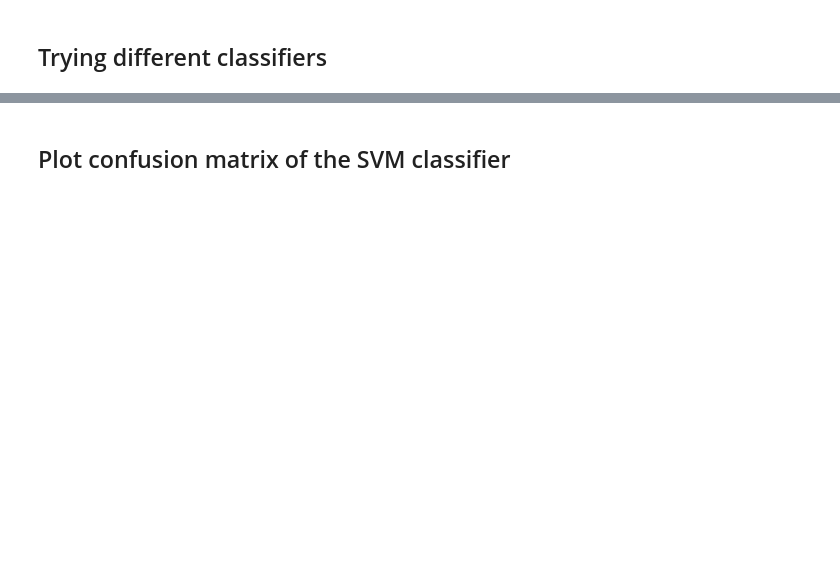
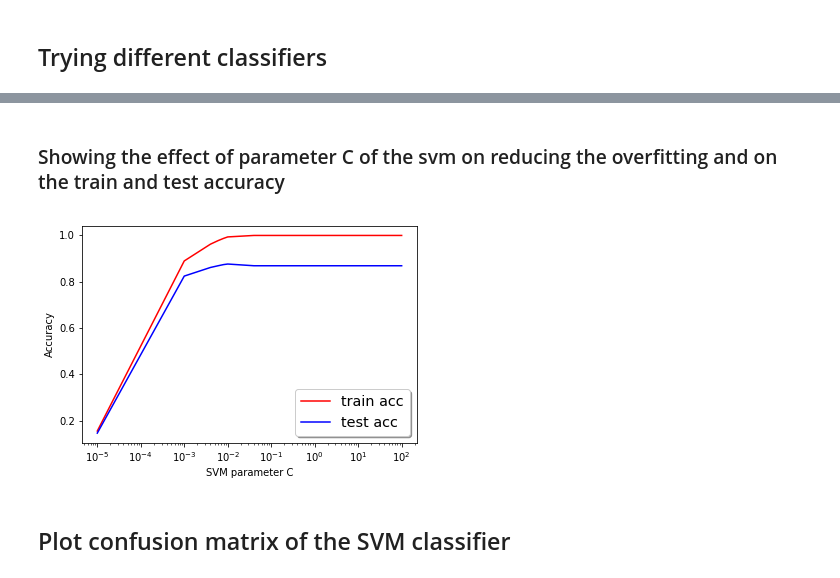
Before and after one commit to Sergigb/mlcv-project1, a Jupyter notebook: BagofVisualWords.ipynb, the cells around one changed output, grey strips where cells are left out. Cells and saved outputs as stored; diff of their text form; code cells hidden in the pictures; blank space fills up the shorter version.

```diff
--- a/BagofVisualWords.ipynb
+++ b/BagofVisualWords.ipynb
@@ -231,0 +226,16 @@ print(accuracy)
+# %%
+train_accs = []
+test_accs  = []
+C_values   = [100,10,1,0.1,0.08,0.06,0.04,0.01,0.008,0.006,0.004,0.001,0.00001]
+
+for c in C_values:
+    clf = svm.SVC(kernel=svm_kernel, C = c)
+    clf.fit(visual_words_train, train_labels)
+    train_acc = accuracy_score( clf.predict(visual_words_train) , train_labels, normalize=True)
+    test_acc  = accuracy_score( clf.predict(visual_words_test)  , test_labels, normalize=True)
+    train_accs.append(train_acc)
+    test_accs.append(test_acc)
+    print(train_acc, test_acc)
+
+print(train_accs)
+print(test_accs)
@@ -231,0 +258,17 @@ print(accuracy)
+# %% [markdown]
+### Showing the effect of parameter C of the svm on reducing the overfitting and on the train and test accuracy
+# %%
+# precalculated in the previous section
+train_accs = [0.9994683678894205, 0.9994683678894205, 0.9994683678894205, 0.9994683678894205, 0.9994683678894205, 0.9994683678894205, 0.9994683678894205, 0.9930887825624668, 0.986709197235513, 0.9771398192450824, 0.9617224880382775, 0.8894205209994683, 0.15523657628920787]
+test_accs  = [0.8686493184634448, 0.8686493184634448, 0.8686493184634448, 0.8686493184634448, 0.8686493184634448, 0.8686493184634448, 0.8686493184634448, 0.8760842627013631, 0.8736059479553904, 0.8686493184634448, 0.8612143742255266, 0.8240396530359355, 0.14622057001239158]
+
+plt.plot(C_values, train_accs, 'r', label = 'train acc')
+plt.plot(C_values, test_accs,  'b', label = 'test acc')
+plt.xlabel('SVM parameter C');  plt.ylabel('Accuracy');
+plt.xscale('log')
+
+legend = plt.legend(loc='lower right', shadow=True, fontsize='x-large')
+
+plt.show()
+# %% [output]
+[figure, added]
```
Also changed, not shown: parts of 11 cells of this notebook.
